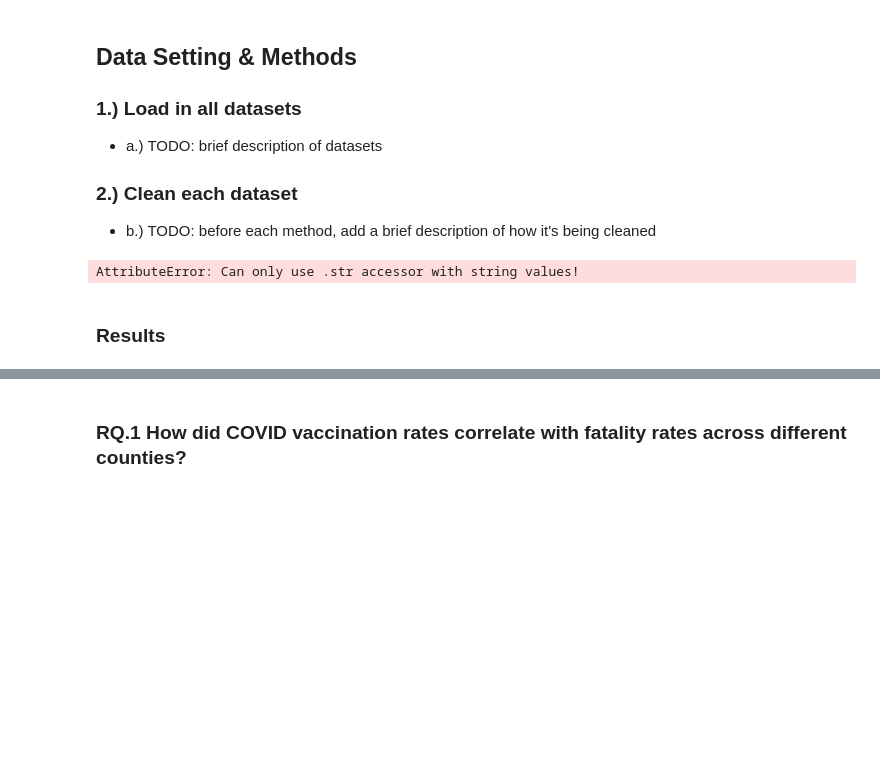
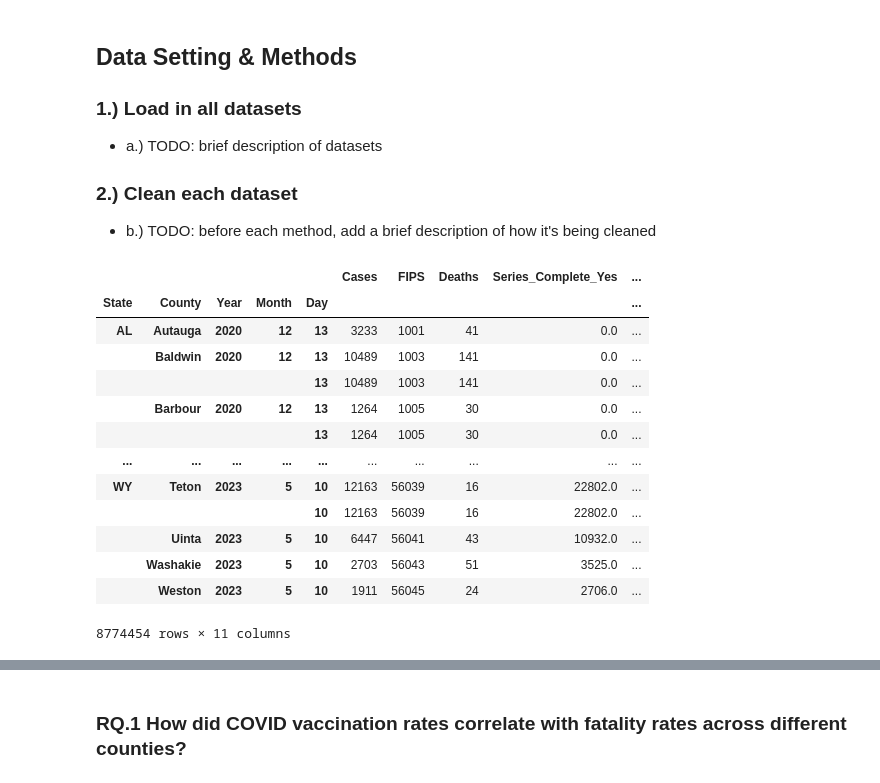
Before and after one commit to rkorolov/CSE-163-Final-Project, a Jupyter notebook: main.ipynb, the cells around one changed output, grey strips where cells are left out. Drawn from its saved outputs; the diff is of its cells as text; code cells hidden in the pictures; blank space fills up the shorter version.

```diff
--- a/main.ipynb
+++ b/main.ipynb
@@ -201,28 +201,32 @@ df_combined = merge_datasets()
 # %%
 def reformat_GDP(df):
     #turn gdp2x -> gdp column for a give year
 
     # # #TESTING W THIS -- too many rows
     df.dropna(how='all', inplace=True)
 
     gdp_columns = ['GDP_20', 'GDP_21', 'GDP_22', 'GDP_23']
 
     # # Remove commas if present and convert each column to an integer
     for col in gdp_columns:
         df[col] =  df[col].str.replace(',', '').astype(float)
 
     df['GDP_GROWTH'] = (df['GDP_23'] - df['GDP_20']) / df['GDP_20']
 
-
-
-    # Convert GDP to numeric if it's stored as strings with commas
-    df['GDP'] = df['GDP'].str.replace(',', '').astype(float)
-
-
-
     return df
 reformat_GDP(df_combined) #diff ver. with less rows
 # %% [output]
+|  |  |  |  |  | Cases | FIPS | Deaths | Series_Complete_Yes | ... |
+| State | County | Year | Month | Day |  |  |  |  | ... |
+| AL | Autauga | 2020 | 12 | 13 | 3233 | 1001 | 41 | 0.0 | ... |
+|  | Baldwin | 2020 | 12 | 13 | 10489 | 1003 | 141 | 0.0 | ... |
+|  |  |  |  | 13 | 10489 | 1003 | 141 | 0.0 | ... |
+|  | Barbour | 2020 | 12 | 13 | 1264 | 1005 | 30 | 0.0 | ... |
+|  |  |  |  | 13 | 1264 | 1005 | 30 | 0.0 | ... |
+| ... | ... | ... | ... | ... | ... | ... | ... | ... | ... |
+| WY | Teton | 2023 | 5 | 10 | 12163 | 56039 | 16 | 22802.0 | ... |
+|  |  |  |  | 10 | 12163 | 56039 | 16 | 22802.0 | ... |
+|  | Uinta | 2023 | 5 | 10 | 6447 | 56041 | 43 | 10932.0 | ... |
+|  | Washakie | 2023 | 5 | 10 | 2703 | 56043 | 51 | 3525.0 | ... |
+|  | Weston | 2023 | 5 | 10 | 1911 | 56045 | 24 | 2706.0 | ... |
-AttributeError: Can only use .str accessor with string values!
+8774454 rows × 11 columns
-# %% [markdown]
-### Results
```
Also changed, not shown: parts of 4 cells of this notebook.
